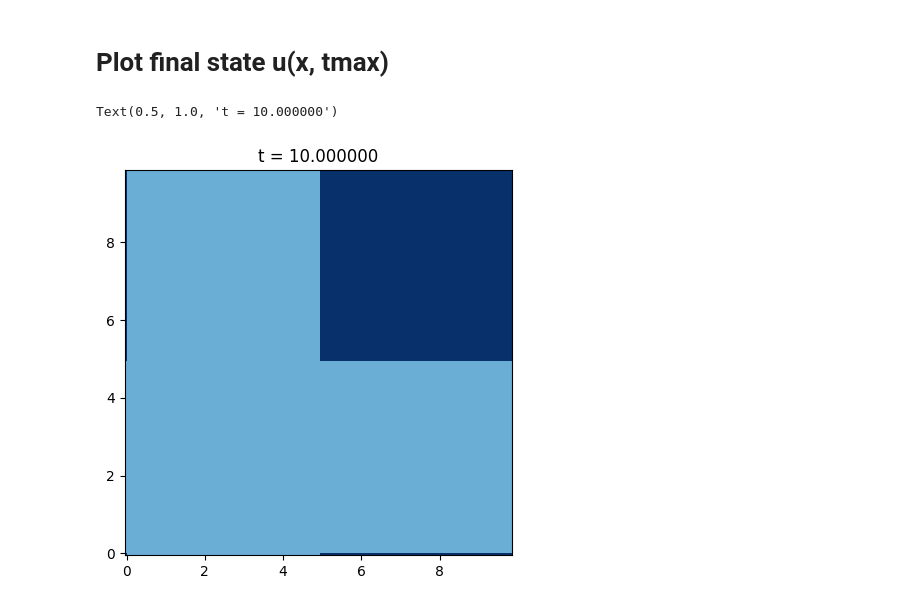
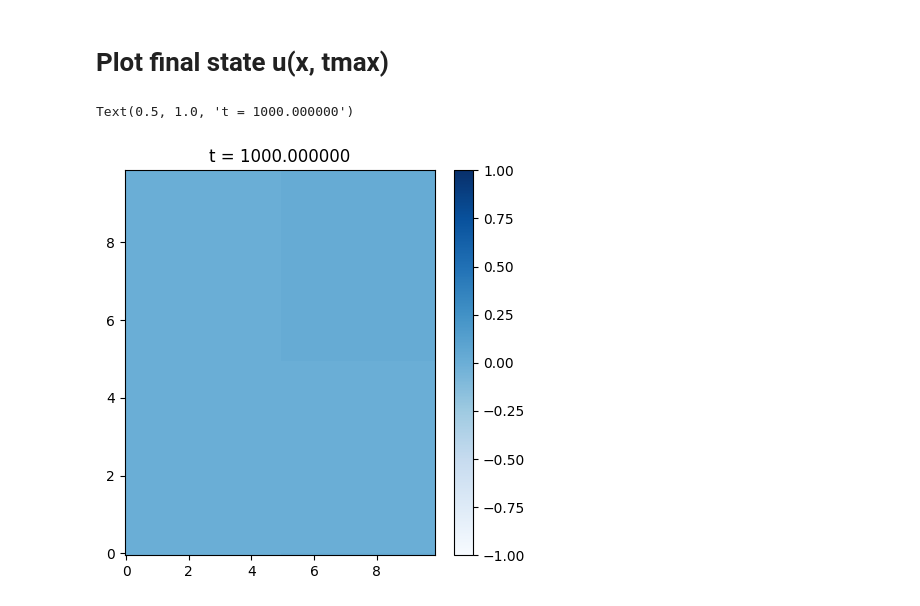
Before and after one commit to suanno/stage2, a Jupyter notebook: codes_tdgl/2D/plot/rapid plot.ipynb, the cells around one changed output. Saved outputs shown, nothing was run; the diff lists cells and outputs as text; code cells hidden in the pictures.

```diff
--- a/codes_tdgl/2D/plot/rapid plot.ipynb
+++ b/codes_tdgl/2D/plot/rapid plot.ipynb
@@ -9,6 +9,6 @@ import time
 # Plot Space average of u(t)
 # %%
 dt = 0.01
-tspan = 10
+tspan = 1000
 tspan/dt
 # %% [output]
@@ -59,33 +59,33 @@ for row in f:
     if i != 0:
         a, b, c = row.split(" ")
         #a, b = row.split("	")
         J = np.mod(i-1,N)
         I = int((i-1)/N)
         x[I] = float(a)
         y[J] = float(b)
         Z[I][J] = float(c)
     else:
         N, tmax, dx = row.split(" ")
         dx = float(dx)
         N = int(N)
 
     i = i + 1
 
 #x = x[0:i-1]
 #y = y[0:i-1]
 
 # Make up some fake data
 X,Y = np.meshgrid(x,y)
 
 fig = plt.figure(figsize = (5,5))
 fig.subplots_adjust(wspace=0.3)
 
 # Blues
 #plt.figure(figsize=(10,10))
 plt.pcolormesh(X, Y, Z, cmap=plt.cm.get_cmap('Blues'), vmin=-1, vmax=1)
-#plt.colorbar()
+plt.colorbar()
 #plt.axis([-3, 3, -3, 3])
 plt.title('t = ' + str(tmax))
 # %% [output]
-Text(0.5, 1.0, 't = 10.000000')
+Text(0.5, 1.0, 't = 1000.000000')
-[figure, old version]
+[figure, new version]
```
Also changed, not shown: parts of 2 cells of this notebook, 13 other files.
